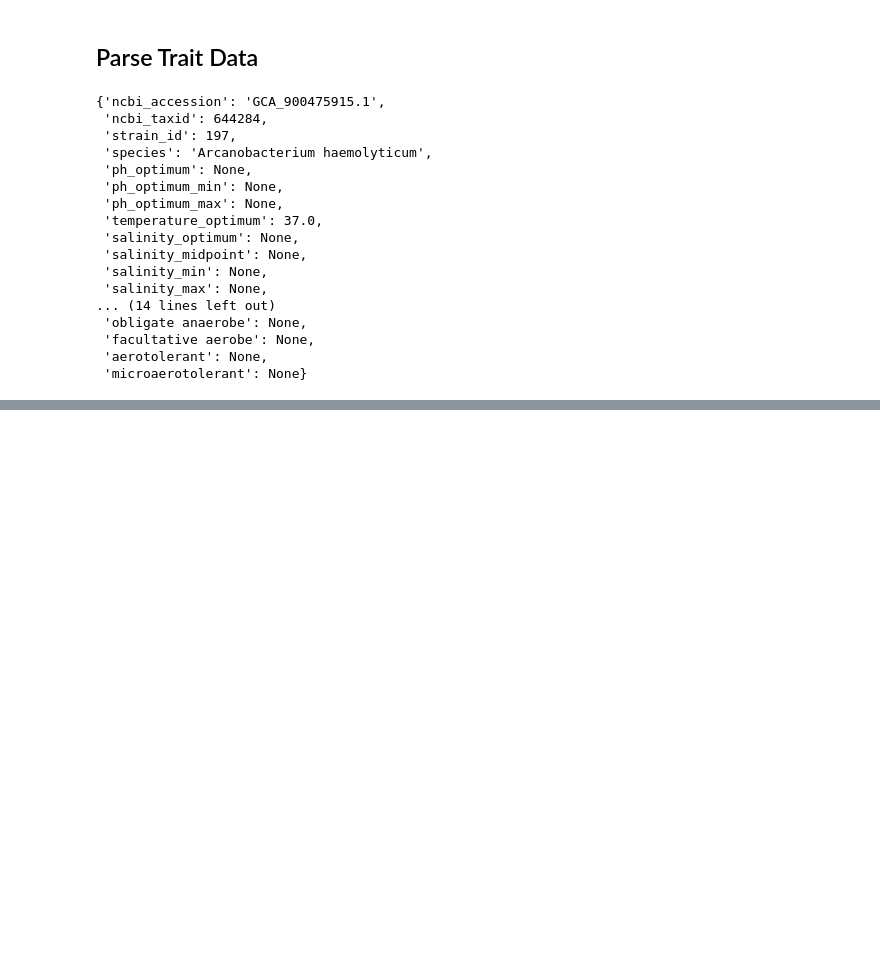
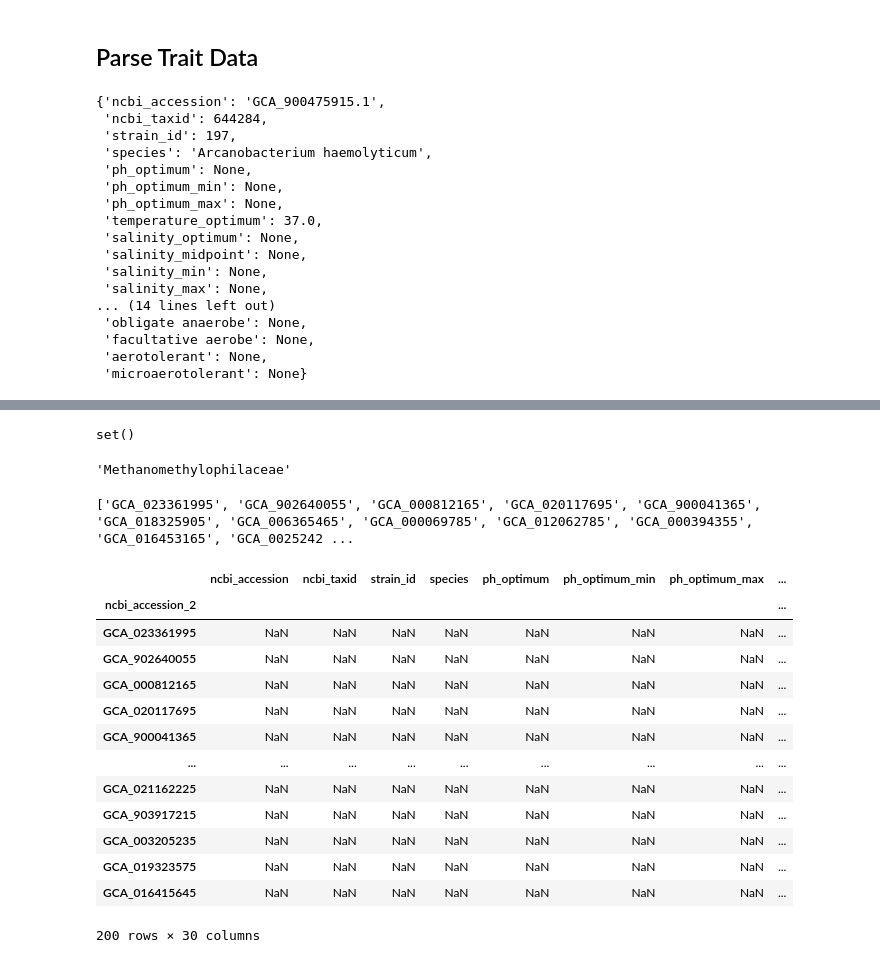
Before and after one commit to cultivarium/GenomeSPOT, a Jupyter notebook: notebooks/tutorial.ipynb, the cells around one changed output, grey strips where cells are left out. Cells and saved outputs as stored; diff of their text form; code cells hidden in the pictures; blank space fills up the shorter version.

```diff
--- a/notebooks/tutorial.ipynb
+++ b/notebooks/tutorial.ipynb
@@ -675,0 +756,60 @@ ValueError: Invalid DNA sequence
+# %%
+partitioned_families = set()
+for genome in partitioned_genomes:
+    partitioned_families.add(taxonomy.taxonomy_dict[genome][4])
+
+non_partitioned_families = set()
+for genome in set(genomes).difference(set(partitioned_genomes)):
+    non_partitioned_families.add(taxonomy.taxonomy_dict[genome][4])
+
+non_partitioned_families.intersection(partitioned_families)
+# %% [output]
+set()
+# %%
+taxonomy.taxonomy_dict[genome][4]
+# %% [output]
+'Methanomethylophilaceae'
+# %%
+from genome_spot.taxonomy.taxonomy import TaxonomyGTDB
+
+cwd = '../tests'
+TAXONOMY_FILENAMES = [f"{cwd}/test_data/test_ar53_taxonomy_r214.tsv", f"{cwd}/test_data/test_bac120_taxonomy_r214.tsv"]
+
+
+taxonomy = TaxonomyGTDB(TAXONOMY_FILENAMES)
+taxonomy.make_taxonomy_dict()
+len(taxonomy.taxonomy_dict)
+
+from genome_spot.taxonomy.balance import BalanceTaxa
+
+genomes = list(taxonomy.make_taxonomy_dict().keys())[-180:] + list(taxonomy.make_taxonomy_dict().keys())[0:20]
+with open("../tests/test_data/test_genome_accessions.txt", 'w') as fh:
+    fh.write('\n'.join(genomes))
+
+taxonomy = TaxonomyGTDB(TAXONOMY_FILENAMES)
+balancer = BalanceTaxa(taxonomy=taxonomy)
+balanced_genomes = balancer.balance_dataset(
+    genomes=genomes,
+    proportion_to_keep=0.02,
+    diversity_rank="species")
+balanced_genomes
+print(genomes)
+# %% [output]
+['GCA_023361995', 'GCA_902640055', 'GCA_000812165', 'GCA_020117695', 'GCA_900041365', 'GCA_018325905', 'GCA_006365465', 'GCA_000069785', 'GCA_012062785', 'GCA_000394355', 'GCA_016453165', 'GCA_0025242 ...
+# %%
+traits_df.set_index('ncbi_accession_2').reindex(genomes)
+# %% [output]
+|  | ncbi_accession | ncbi_taxid | strain_id | species | ph_optimum | ph_optimum_min | ph_optimum_max | ... |
+| ncbi_accession_2 |  |  |  |  |  |  |  | ... |
+| GCA_023361995 | NaN | NaN | NaN | NaN | NaN | NaN | NaN | ... |
+| GCA_902640055 | NaN | NaN | NaN | NaN | NaN | NaN | NaN | ... |
+| GCA_000812165 | NaN | NaN | NaN | NaN | NaN | NaN | NaN | ... |
+| GCA_020117695 | NaN | NaN | NaN | NaN | NaN | NaN | NaN | ... |
+| GCA_900041365 | NaN | NaN | NaN | NaN | NaN | NaN | NaN | ... |
+| ... | ... | ... | ... | ... | ... | ... | ... | ... |
+| GCA_021162225 | NaN | NaN | NaN | NaN | NaN | NaN | NaN | ... |
+| GCA_903917215 | NaN | NaN | NaN | NaN | NaN | NaN | NaN | ... |
+| GCA_003205235 | NaN | NaN | NaN | NaN | NaN | NaN | NaN | ... |
+| GCA_019323575 | NaN | NaN | NaN | NaN | NaN | NaN | NaN | ... |
+| GCA_016415645 | NaN | NaN | NaN | NaN | NaN | NaN | NaN | ... |
+200 rows × 30 columns
```
Also changed, not shown: parts of 38 cells of this notebook, 16 other files.
